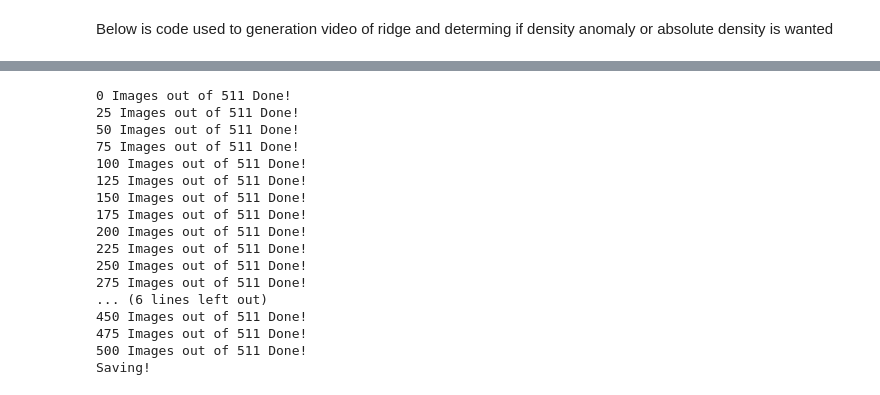
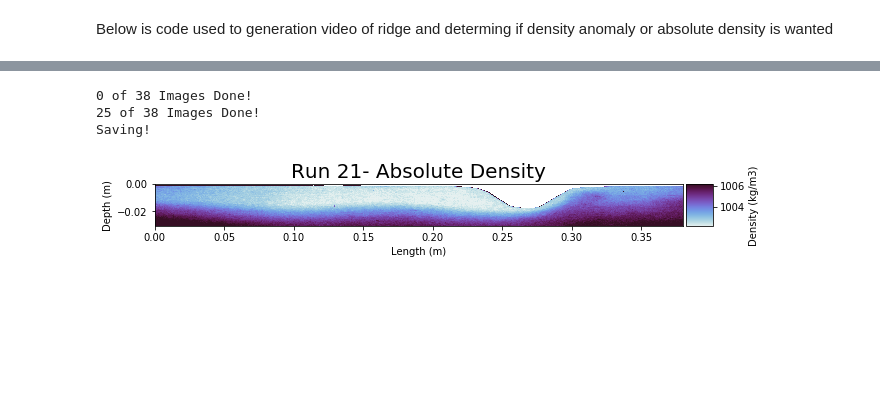
Before and after one commit to callummshaw/Lab_Ridge, a Jupyter notebook: Code/Short Term Visualisation .ipynb, the cells around one changed output, grey strips where cells are left out. Cells and saved outputs as stored; diff of their text form; code cells hidden in the pictures; blank space fills up the shorter version.

```diff
--- a/Code/Short Term Visualisation .ipynb
+++ b/Code/Short Term Visualisation .ipynb
@@ -60,7 +55,7 @@ Now we choose the area of photograph we want to average over to create a backgro
 # %%
 plt.figure()
 plt.title('Choose Area to Average over')
-plt.ylabel('z (m)')
+plt.axis('off')
 plt.imshow(b_image, cmap='gist_gray')
 print('Select the top left then the bottom right' )
 density_locations = plt.ginput(2)
@@ -82,8 +77,8 @@ log_back = np.log(back_crop)
 log_back[np.isinf(log_back)]=np.nan
 
 mean_ratio_profile = np.mean(log_back,1)
-intensity = mean_ratio_profile[::-1]
-depth_array = np.linspace(0,depth,len(mean_ratio_profile))
+intensity = mean_ratio_profile
+depth_array = -np.linspace(0,depth,len(mean_ratio_profile))
 # %% [output]
 Select the top left then the bottom right
 Locations recorded
@@ -104,7 +99,7 @@ print('Choose bottom of top section')
 topsection = plt.ginput(1)[0][1]
 print('Location recorded')
 ztop=index_find(depth_array,topsection)
-splintensity[ztop:]=splintensity[ztop]
+splintensity[:ztop]=splintensity[ztop]
 # %% [output]
 Choose bottom of top section
 Location recorded
@@ -139,17 +139,18 @@ plt.legend()
 # %% [output]
 <matplotlib.legend.Legend at 0x...>
 # %%
-#determining the location of density samples (rho_bottom, rho_top) (this is usually the top and bottom)
+#determining the location of density samples top then bottom
 plt.figure()
 plt.title('Density Sample Locations')
 plt.ylabel('z (m)')
-plt.imshow(back_crop, cmap='gist_gray')
+plt.xlabel('x (m)')
+plt.imshow(back_crop, cmap='gist_gray', extent=[0,tank_length,-depth,0])
 print('Position of density sample close to top, then close to bottom' )
 density_locations = plt.ginput(2)
 print('Locations recorded')
 
-zbot_rho=int(np.round(density_locations[0][1]))
-ztop_rho=int(np.round(density_locations[1][1]))
+zbot_rho=index_find(depth_array,density_locations[1][1])
+ztop_rho=index_find(depth_array,density_locations[0][1])
 
 beta = (rho_bottom-rho_top)/(splintensity[zbot_rho]-splintensity[ztop_rho])
 splintensity_bottom_ref = splintensity[zbot_rho]
@@ -184,5 +185,5 @@ print('{} Images to analyse!'.format(no_images))
 # %% [markdown]
 Below is code used to generation video of ridge and determing if density anomaly or absolute density is wanted
 # %%
-what_density = int(input('What field? 1 for anomaly or 2 for absolute: '))
+what_field = int(input('What field? 1 for anomaly or 2 for absolute: '))
 # %% [output]
@@ -203,74 +204,68 @@ for i in range(no_images):
 
     density = rho_bottom+np.float64(beta*(log-splintensity_bottom_ref))
 
-    if what_density == 1:
-        den=density[:,50:-50][::-1]-rho[:,None]
+    if what_field == 1:
+
         title = 'Run {}- Density Anomaly'.format(run_num)
         save_name = 'run_{}_anomaly'.format(run_num)
+
+        cmap = cmo.cm.balance
         vmin=-2.5
         vmax=-vmin
+
+        den=density[:,50:-50]-rho[:,None]
         den[den>4]=np.nan
         density_filt=signal.medfilt2d(den[50:,:],3)
-        cmap = cmo.cm.balance
-        d2=depth
 
-    if what_density == 2:
-        cut=500
-        d2=depth/718*(718-cut)
-        den=density[:,50:-50][::-1]
+        plt_depth=depth
+
+    if what_field == 2:
+
         title = 'Run {}- Absolute Density'.format(run_num)
         save_name = 'run_{}_absolute'.format(run_num)
+
+        cut=600
+        plt_depth=depth/718*(718-cut)
+
+
+        den=density[:,50:-50]
+        den[den>rho_bottom+2]=np.nan
+        density_filt=signal.medfilt2d(den[:cut,:],3)
+
+        cmap = cmo.cm.dense
         vmin=rho_top
-        vmax=rho_top+3
-        den[den>rho_bottom+1]=np.nan
-        density_filt=signal.medfilt2d(den[cut:,:],3)
-        cmap = cmo.cm.dense
-
+        vmax=rho_top+4
 
     plt.xlabel('Length (m)')
     plt.ylabel('Depth (m)')
     plt.title(title, fontsize=20)
 
-    #im=plt.imshow(a[50:,:][::-1], cmap=cmap, animated=True, vmin=-2,vmax=2, extent=[0,tank_length,depth,0]) #not needed for close up
-    im=plt.imshow(density_filt[::-1], cmap=cmap, animated=True, vmin=vmin,vmax=vmax, extent=[0,tank_length,d2,0])
+
+    im=plt.imshow(density_filt, cmap=cmap, animated=True, vmin=vmin,vmax=vmax, extent=[0,tank_length,-plt_depth,0])
     ims.append([im])
 
-
     if i % 25 == 0:
-        print('{} Images out of {} Done!'.format(i,no_images))
+        print('{} of {} Images Done!'.format(i,no_images))
 
 ani = animation.ArtistAnimation(fig, ims, interval=125, blit=True,
                                 repeat_delay=1000)
 
 
 #colorbar
 
 ax = plt.gca()
 divider = make_axes_locatable(ax)
 cax = divider.append_axes("right", size="5%", pad=0.05)
 cbar=plt.colorbar(im, cax=cax)
 cbar.set_label('Density (kg/m3)', rotation=90)
 
 
 print('Saving!')
 
 writer = animation.writers['ffmpeg']
 ani.save('{}/densityfields/{}.mp4'.format(os.path.dirname(foreground_path[0]),save_name), dpi=400)
 # %% [output]
-0 Images out of 511 Done!
-25 Images out of 511 Done!
-50 Images out of 511 Done!
-75 Images out of 511 Done!
-100 Images out of 511 Done!
-125 Images out of 511 Done!
-150 Images out of 511 Done!
-175 Images out of 511 Done!
-200 Images out of 511 Done!
-225 Images out of 511 Done!
-250 Images out of 511 Done!
-275 Images out of 511 Done!
-... (6 lines left out)
-450 Images out of 511 Done!
-475 Images out of 511 Done!
-500 Images out of 511 Done!
+0 of 38 Images Done!
+25 of 38 Images Done!
 Saving!
+[figure, added]
```
Also changed, not shown: parts of 14 cells of this notebook.
